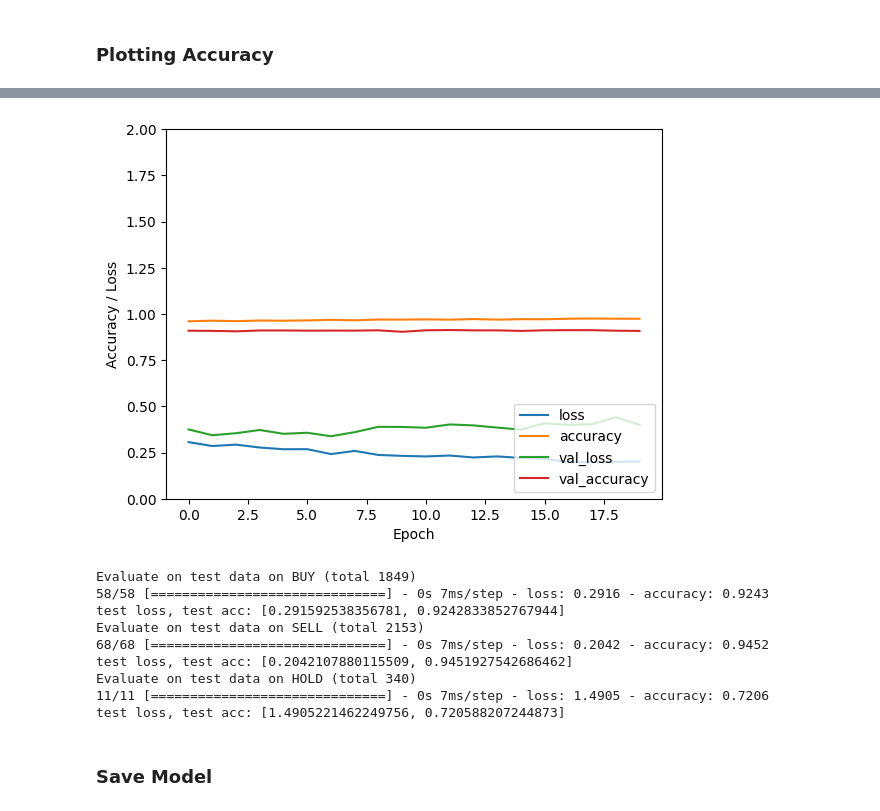
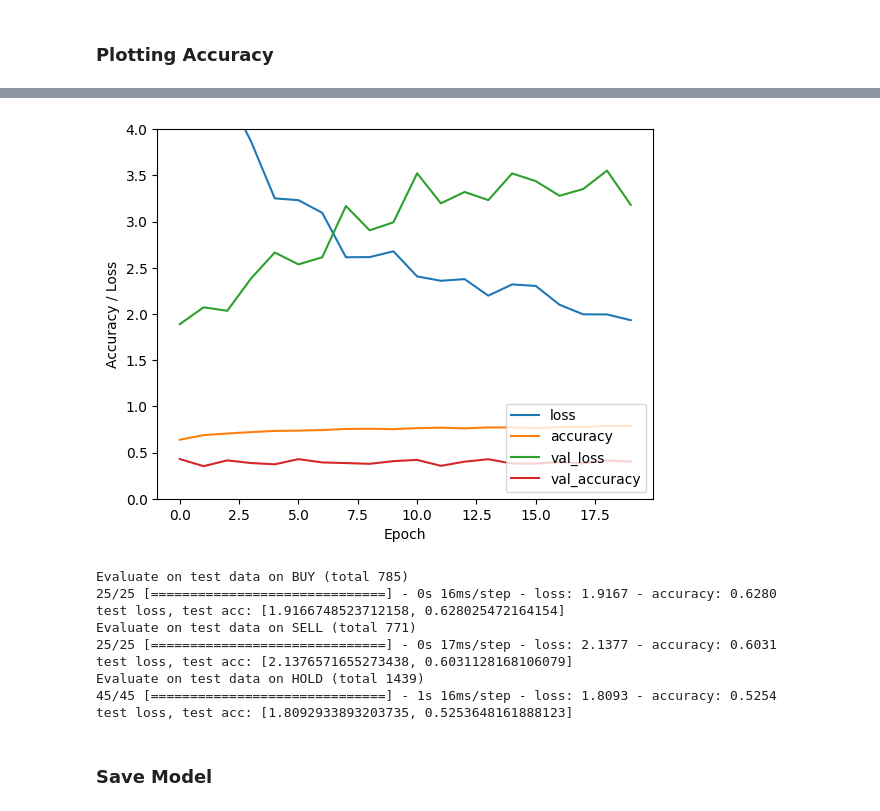
Before and after one commit to tazzo/kragle, a Jupyter notebook: forex_history.ipynb, the cells around one changed output, grey strips where cells are left out. Cells and saved outputs as stored; diff of their text form; code cells hidden in the pictures.

```diff
--- a/forex_history.ipynb
+++ b/forex_history.ipynb
@@ -275,7 +284,7 @@ model.compile(optimizer='adam',
 # %% [markdown]
 ### Training Model
 # %%
-history = model.fit(train_set, train_labels, epochs=20, validation_data=valid, class_weight={0:4, 1:1, 2:4})
+history = model.fit(train_set, train_labels, epochs=20, validation_data=valid, class_weight={0:40, 1:1, 2:40})
 print('END')
 # %% [output]
 Epoch 1/20
@@ -306,7 +315,7 @@ plt.plot(history.history['val_loss'], label = 'val_loss')
 plt.plot(history.history['val_accuracy'], label = 'val_accuracy')
 plt.xlabel('Epoch')
 plt.ylabel('Accuracy / Loss')
-plt.ylim([0, 2])
+plt.ylim([0, 4])
 plt.legend(loc='lower right')
 
 
@@ -319,11 +328,11 @@ print(test_acc)
-[figure, old version]
+[figure, new version]
 # %%
 import numpy
 
 import kragle.kdb as kdb
 import pprint as pp
 
-ds_name = 'pips15hist12fut800'
+ds_name = 'pips15hist12fut180'
 db = kdb.KragleDB('Datasets')
 test_SELL = db.get_dataset_bytype(ds_name=ds_name, nclass=0)
 test_HOLD = db.get_dataset_bytype(ds_name=ds_name, nclass=1)
@@ -339,15 +348,15 @@ print("Evaluate on test data on HOLD (total {})".format(len(test_HOLD[0])))
 results = model.evaluate(test_HOLD[0],test_HOLD[1])
 print("test loss, test acc:", results)
 # %% [output]
-Evaluate on test data on BUY (total 1849)
-58/58 [==============================] - 0s 7ms/step - loss: 0.2916 - accuracy: 0.9243
-test loss, test acc: [0.291592538356781, 0.9242833852767944]
-Evaluate on test data on SELL (total 2153)
-68/68 [==============================] - 0s 7ms/step - loss: 0.2042 - accuracy: 0.9452
-test loss, test acc: [0.2042107880115509, 0.9451927542686462]
-Evaluate on test data on HOLD (total 340)
-11/11 [==============================] - 0s 7ms/step - loss: 1.4905 - accuracy: 0.7206
-test loss, test acc: [1.4905221462249756, 0.720588207244873]
+Evaluate on test data on BUY (total 785)
+25/25 [==============================] - 0s 16ms/step - loss: 1.9167 - accuracy: 0.6280
+test loss, test acc: [1.9166748523712158, 0.628025472164154]
+Evaluate on test data on SELL (total 771)
+25/25 [==============================] - 0s 17ms/step - loss: 2.1377 - accuracy: 0.6031
+test loss, test acc: [2.1376571655273438, 0.6031128168106079]
+Evaluate on test data on HOLD (total 1439)
+45/45 [==============================] - 1s 16ms/step - loss: 1.8093 - accuracy: 0.5254
+test loss, test acc: [1.8092933893203735, 0.5253648161888123]
 # %% [markdown]
 ### Save Model
 # %%
```
Also changed, not shown: parts of 13 cells of this notebook, 2 other files.
